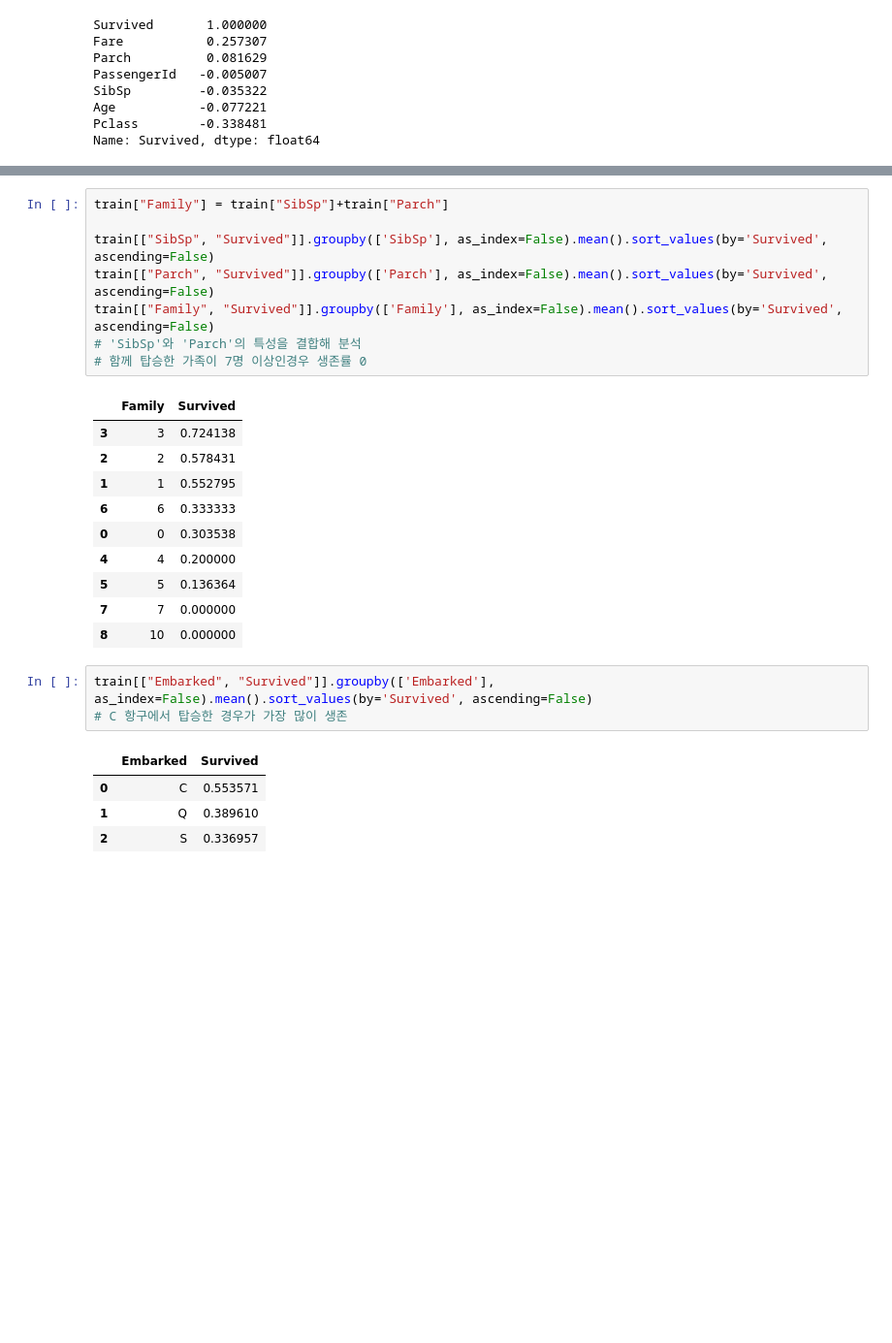
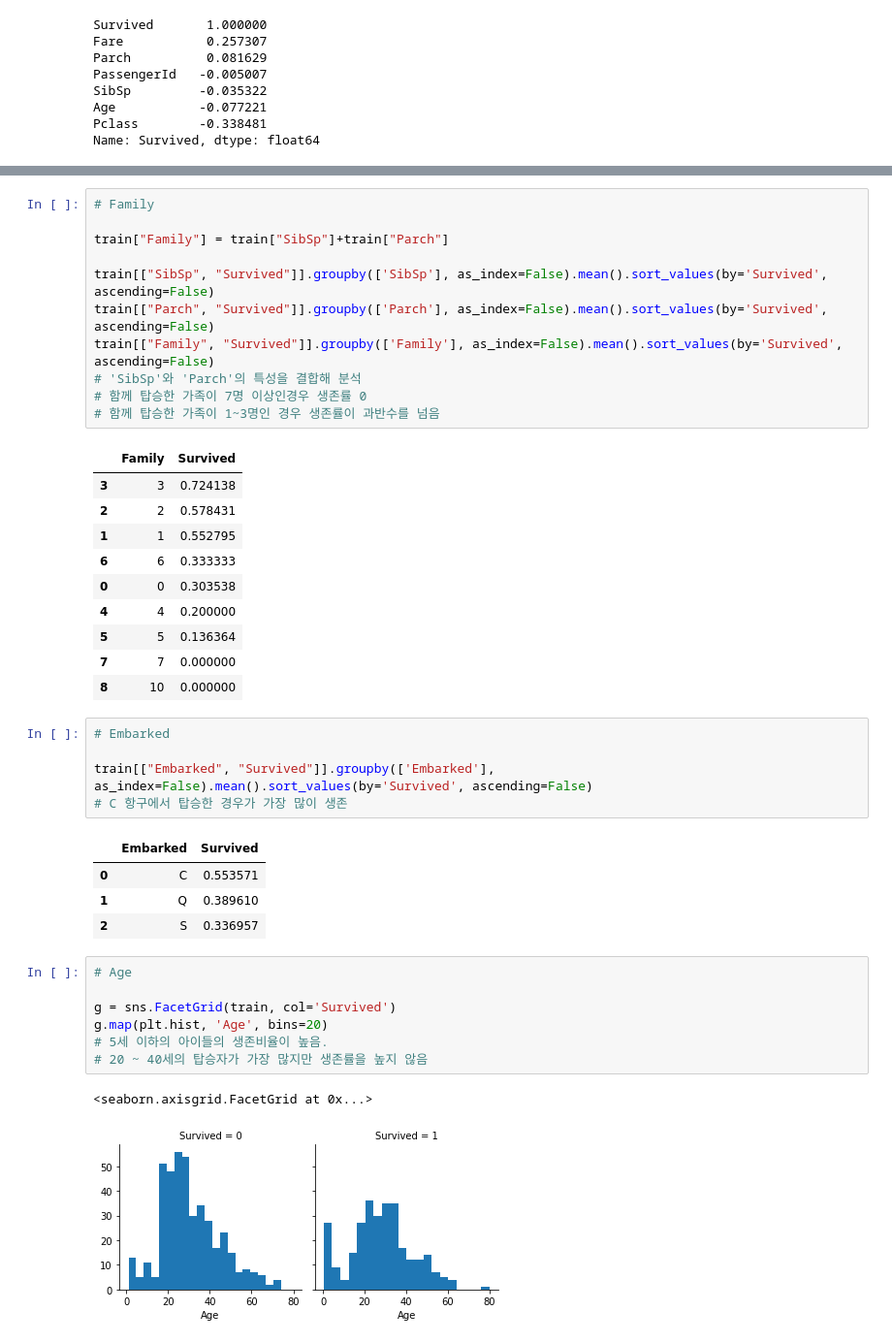
Before and after one commit to yoonbee35/Kaggle_Titanic, a Jupyter notebook: Data EDA.ipynb, the cells around one changed output, grey strips where cells are left out. Shown: that part at 97% size. Drawn from its saved outputs; the diff is of its cells as text; blank space fills up the shorter version.

```diff
--- a/Data EDA.ipynb
+++ b/Data EDA.ipynb
@@ -118,6 +128,8 @@ train[["Sex", "Survived"]].groupby(['Sex'], as_index=False).mean().sort_values(b
 | 0 | female | 0.742038 |
 | 1 | male | 0.188908 |
 # %%
+# Family
+
 train["Family"] = train["SibSp"]+train["Parch"]
 
 train[["SibSp", "Survived"]].groupby(['SibSp'], as_index=False).mean().sort_values(by='Survived', ascending=False)
@@ -125,6 +137,7 @@ train[["Parch", "Survived"]].groupby(['Parch'], as_index=False).mean().sort_valu
 train[["Family", "Survived"]].groupby(['Family'], as_index=False).mean().sort_values(by='Survived', ascending=False)
 # 'SibSp'와 'Parch'의 특성을 결합해 분석
 # 함께 탑승한 가족이 7명 이상인경우 생존률 0
+# 함께 탑승한 가족이 1~3명인 경우 생존률이 과반수를 넘음
 # %% [output]
 |  | Family | Survived |
 | 3 | 3 | 0.724138 |
@@ -137,6 +150,8 @@ train[["Family", "Survived"]].groupby(['Family'], as_index=False).mean().sort_va
 | 7 | 7 | 0.000000 |
 | 8 | 10 | 0.000000 |
 # %%
+# Embarked
+
 train[["Embarked", "Survived"]].groupby(['Embarked'], as_index=False).mean().sort_values(by='Survived', ascending=False)
 # C 항구에서 탑승한 경우가 가장 많이 생존
 # %% [output]
@@ -144,3 +159,13 @@ train[["Embarked", "Survived"]].groupby(['Embarked'], as_index=False).mean().sor
 | 0 | C | 0.553571 |
 | 1 | Q | 0.389610 |
 | 2 | S | 0.336957 |
+# %%
+# Age
+
+g = sns.FacetGrid(train, col='Survived')
+g.map(plt.hist, 'Age', bins=20)
+# 5세 이하의 아이들의 생존비율이 높음.
+# 20 ~ 40세의 탑승자가 가장 많지만 생존률을 높지 않음
+# %% [output]
+<seaborn.axisgrid.FacetGrid at 0x...>
+[figure, added]
```
Also changed, not shown: parts of 12 cells of this notebook.
